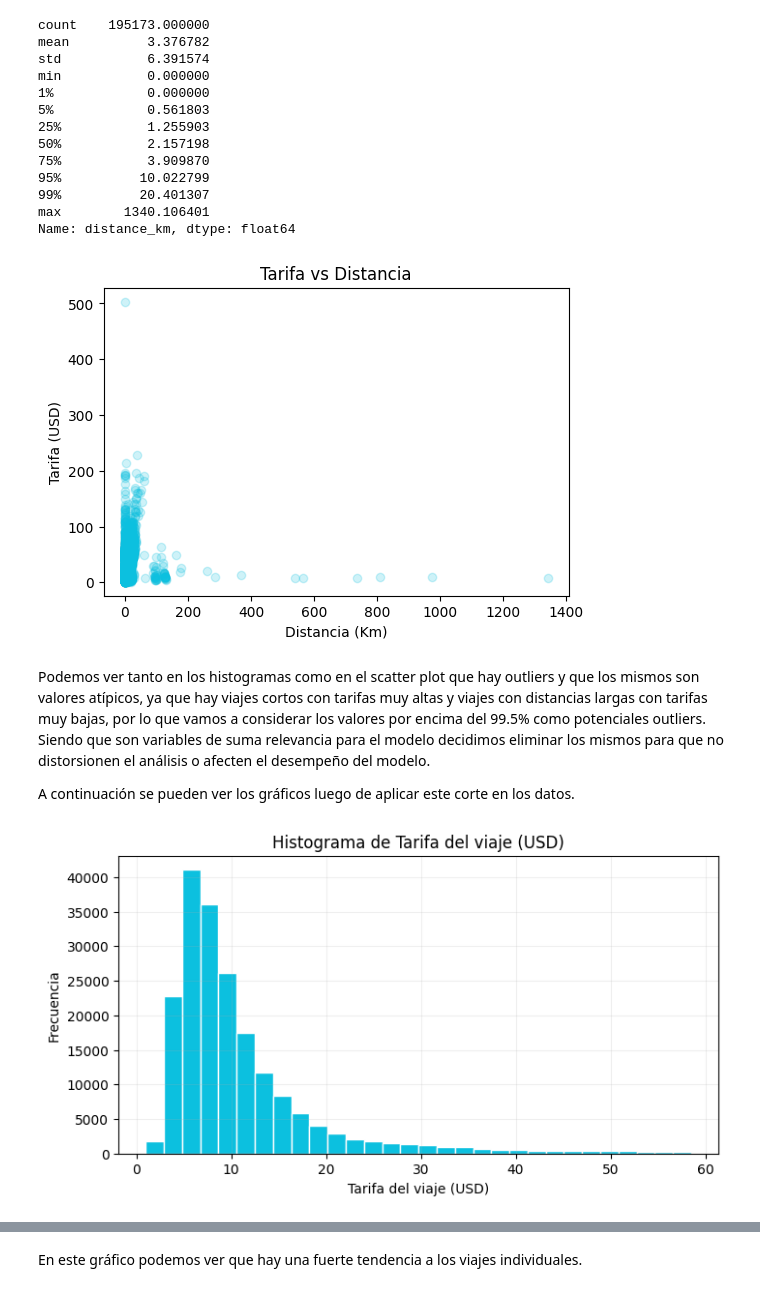
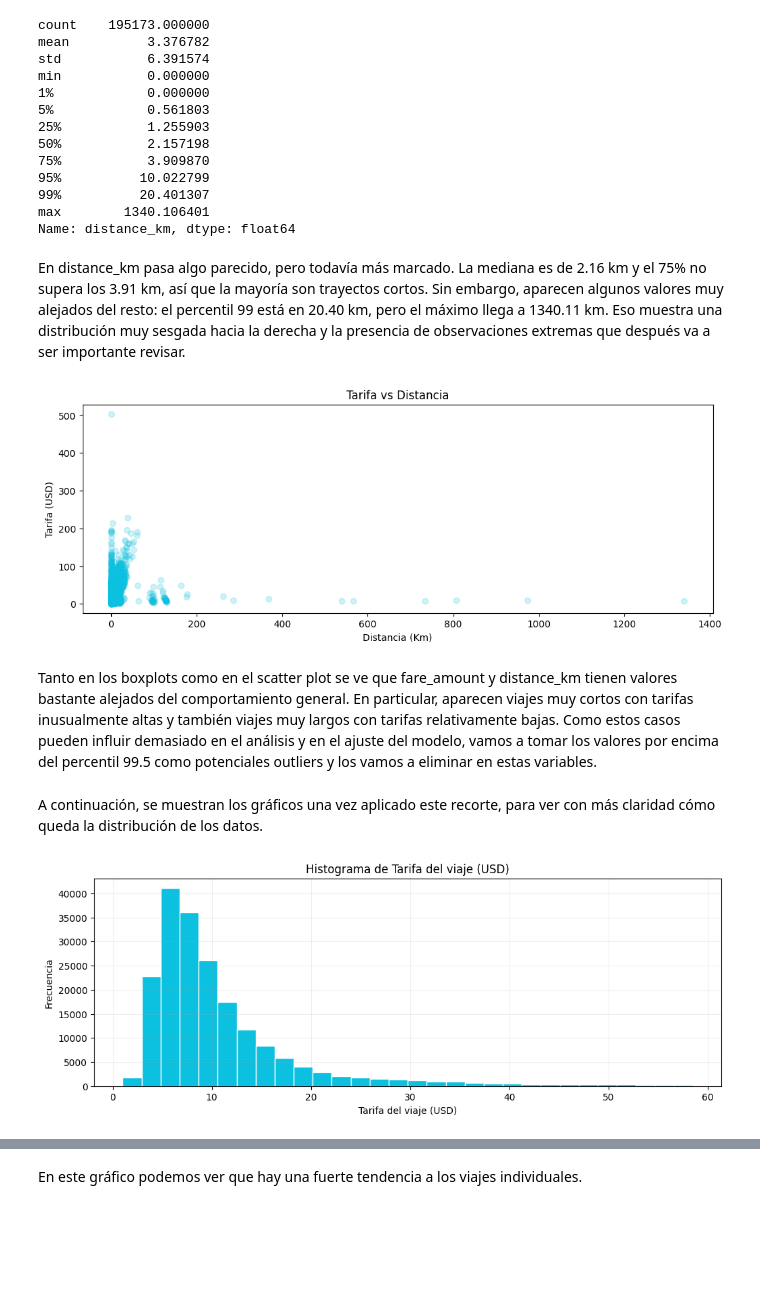
Before and after one commit to SebMun33/AA1-TUIA-2026C1-Onyskiw-Mu-oz, a Jupyter notebook: analisis_descriptivo.ipynb, the cells around one changed output, grey strips where cells are left out. Cells and saved outputs as stored; diff of their text form; code cells hidden in the pictures; blank space fills up the shorter version.

```diff
--- a/analisis_descriptivo.ipynb
+++ b/analisis_descriptivo.ipynb
@@ -404,27 +464,29 @@ min           0.000000
 99%          20.401307
 max        1340.106401
 Name: distance_km, dtype: float64
+# %% [markdown]
+En distance_km pasa algo parecido, pero todavía más marcado. La mediana es de 2.16 km y el 75% no supera los 3.91 km, así que la mayoría son trayectos cortos. Sin embargo, aparecen algunos valores muy alejados del resto: el percentil 99 está en 20.40 km, pero el máximo llega a 1340.11 km. Eso muestra una distribución muy sesgada hacia la derecha y la presencia de observaciones extremas que después va a ser importante revisar.
 # %%
-plt.figure(figsize=(6, 4))
+plt.figure(figsize=(12, 4))
 plt.scatter(data["distance_km"], data["fare_amount"], alpha=0.2, color="#0cc0df")
 plt.title("Tarifa vs Distancia")
 plt.xlabel("Distancia (Km)")
 plt.ylabel("Tarifa (USD)")
 plt.show()
 # %% [output]
-[figure, old version]
+[figure, new version]
 # %% [markdown]
-Podemos ver tanto en los histogramas como en el scatter plot que hay outliers y que los mismos son valores atípicos, ya que hay viajes cortos con tarifas muy altas y viajes con distancias largas con tarifas muy bajas, por lo que vamos a considerar los valores por encima del 99.5% como potenciales outliers. Siendo que son variables de suma relevancia para el modelo decidimos eliminar los mismos para que no distorsionen el análisis o afecten el desempeño del modelo.
-
-A continuación se pueden ver los gráficos luego de aplicar este corte en los datos.
+Tanto en los boxplots como en el scatter plot se ve que fare_amount y distance_km tienen valores bastante alejados del comportamiento general. En particular, aparecen viajes muy cortos con tarifas inusualmente altas y también viajes muy largos con tarifas relativamente bajas. Como estos casos pueden influir demasiado en el análisis y en el ajuste del modelo, vamos a tomar los valores por encima del percentil 99.5 como potenciales outliers y los vamos a eliminar en estas variables.
 # %%
 columnas = ["fare_amount", "distance_km"]
 
 for col in columnas:
     limite = data[col].quantile(0.995)
     data = data[data[col] <= limite]
+# %% [markdown]
+A continuación, se muestran los gráficos una vez aplicado este recorte, para ver con más claridad cómo queda la distribución de los datos.
 # %%
-plt.figure(figsize=(8, 4))
+plt.figure(figsize=(12, 4))
 data["fare_amount"].hist(bins=30, color="#0cc0df", edgecolor="#FFFFFF")
 plt.grid(True, alpha=0.2)
 plt.title("Histograma de Tarifa del viaje (USD)")
@@ -432,4 +494,4 @@ plt.xlabel("Tarifa del viaje (USD)")
 plt.ylabel("Frecuencia")
 plt.show()
 # %% [output]
-[figure, old version]
+[figure, new version]
```
Also changed, not shown: parts of 45 cells of this notebook.
